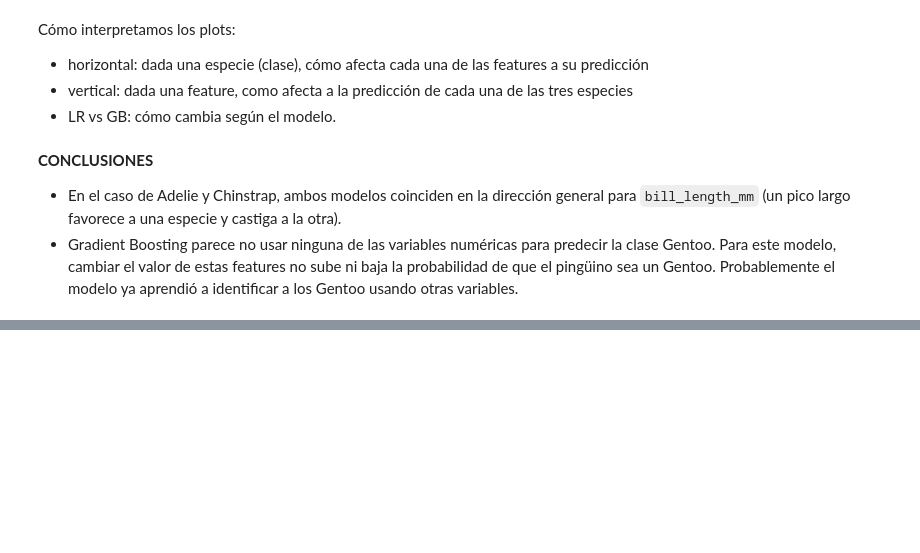
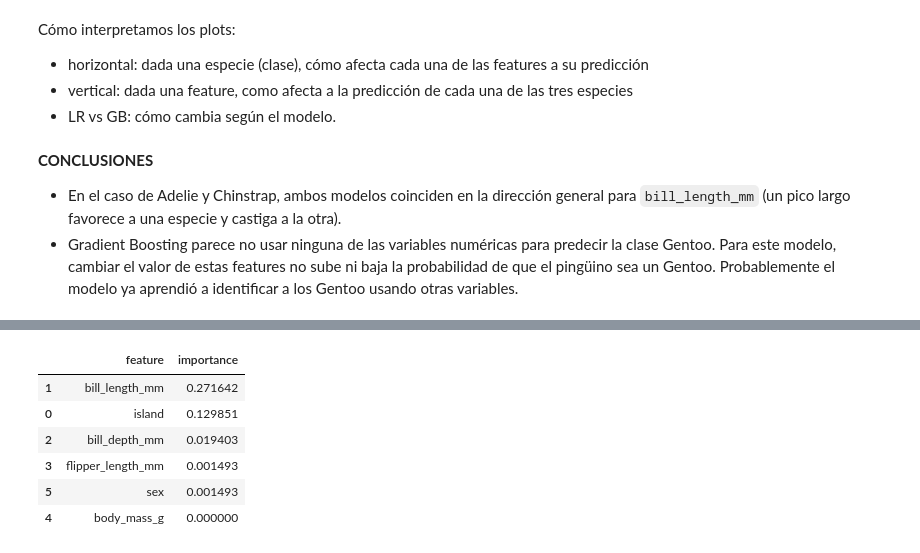
Before and after one commit to FIUBA-Posgrado-Inteligencia-Artificial/CEIA_Analisis_de_datos_II, a Jupyter notebook: notebooks/clase_01_c_XAI_global_clasificacion_multiclase.ipynb, the cells around one changed output, grey strips where cells are left out. Cells and saved outputs as stored; diff of their text form; code cells hidden in the pictures; blank space fills up the shorter version.

```diff
--- a/notebooks/clase_01_c_XAI_global_clasificacion_multiclase.ipynb
+++ b/notebooks/clase_01_c_XAI_global_clasificacion_multiclase.ipynb
@@ -451,0 +447,10 @@ Cómo interpretamos los plots:
+# %%
+pfi[['feature','importance']]
+# %% [output]
+|  | feature | importance |
+| 1 | bill_length_mm | 0.271642 |
+| 0 | island | 0.129851 |
+| 2 | bill_depth_mm | 0.019403 |
+| 3 | flipper_length_mm | 0.001493 |
+| 5 | sex | 0.001493 |
+| 4 | body_mass_g | 0.000000 |
```
Also changed, not shown: parts of 20 cells of this notebook, 3 other files.
